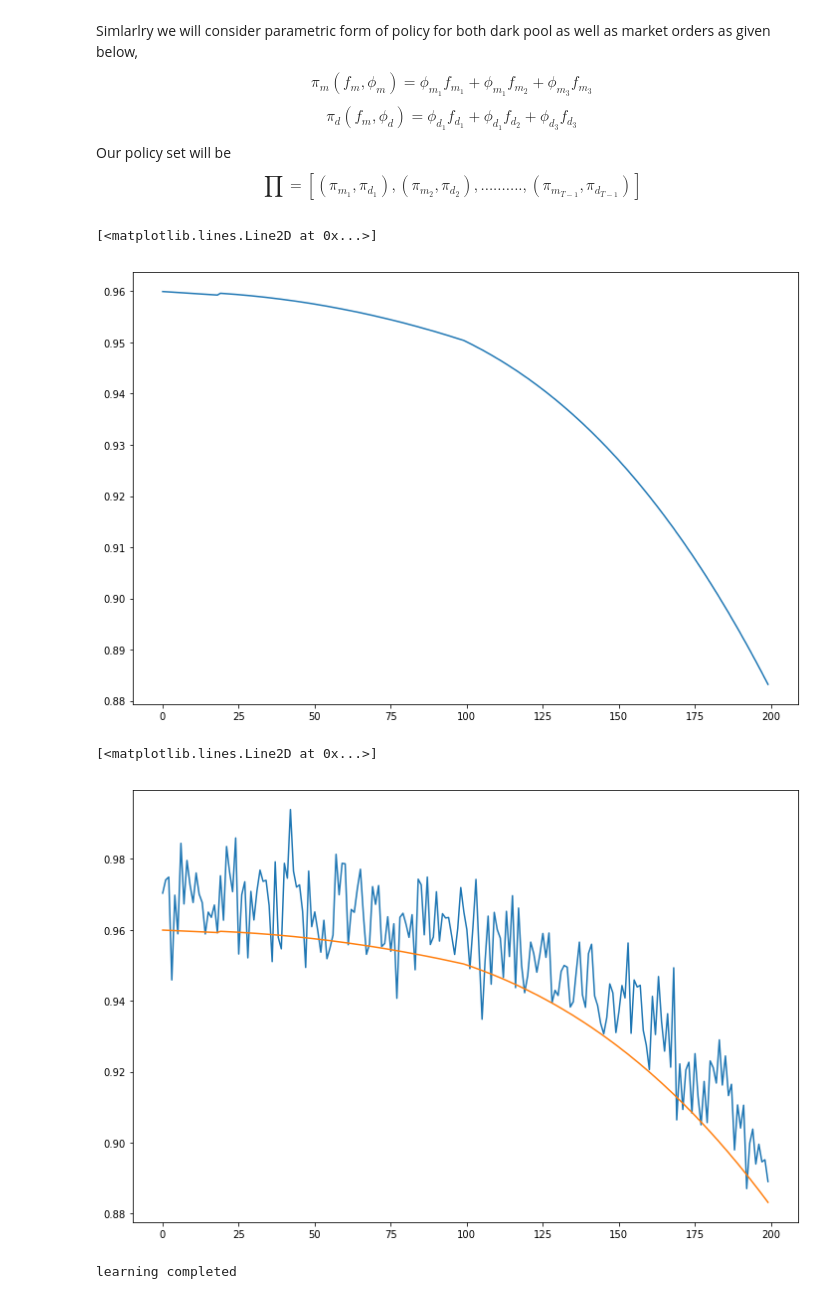
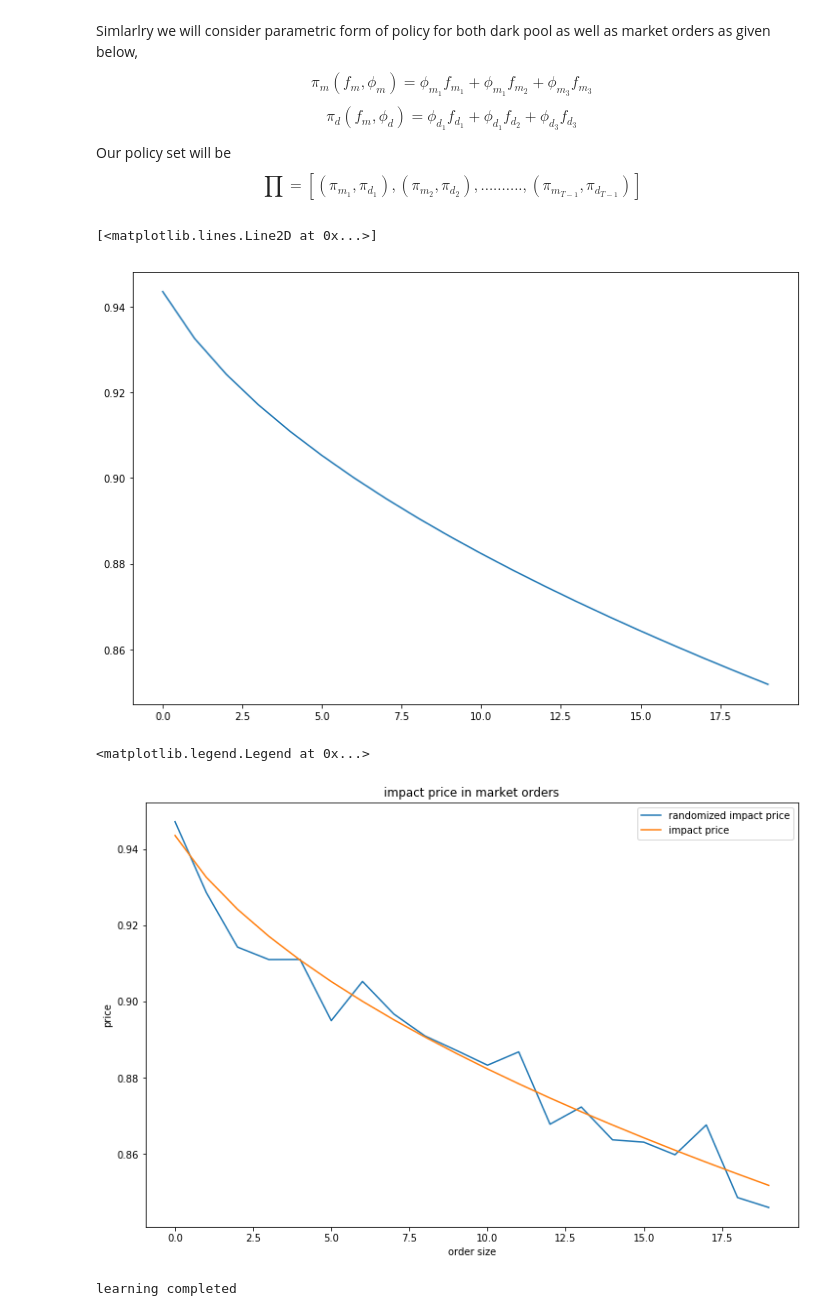
Before and after one commit to SaumoPal97/poolDark, a Jupyter notebook: ActorCriticOrders.ipynb, the cells around one changed output. Saved outputs shown, nothing was run; the diff lists cells and outputs as text; code cells hidden in the pictures.

```diff
--- a/ActorCriticOrders.ipynb
+++ b/ActorCriticOrders.ipynb
@@ -52,33 +54,36 @@ import matplotlib.pyplot as plt
 # Lets first consider the dynamics of the system, lets make this final it looks okay.
 
 def getImpactPrice(price, amount):
-    if amount < 0.1:
-        p = max(price*(1-0.008*amount), 0)
-    elif amount < 0.5:
-        p = max(price*(1-0.04*amount*amount), 0)
+    #print(price)
+    if amount <= 0.04:
+        p = max(price*(1-0.2*amount/np.sqrt(price)), 0.01)
     else:
-        p = max(price*(1-0.08*amount*amount*amount), 0)
+        p = max(price*(1-.12*np.sqrt(amount/price)), 0.01)
     return p
 # %%
-price = 0.96
-prices = [ getImpactPrice(price, 0.005*i) for i in range(1,201)]
+price = 0.97
+prices = [getImpactPrice(price, 0.05*i) for i in range(1,21)]
 # this looks okay.
 plt.figure(figsize=(12, 8))
 plt.plot(prices)
 # %% [output]
 [<matplotlib.lines.Line2D at 0x...>]
-[figure, old version]
+[figure, new version]
 # %%
 # to add the random component in the price
 def addRandom(price):
-    p = min(1, max(0, price + np.random.normal(0.01, 0.01)))
+    p = min(1, max(0.01, price + np.random.normal(0, 0.005)))
     return p
 # %%
 # this also looks okay
 rp = [addRandom(p) for p in prices]
 plt.figure(figsize=(12, 8))
-plt.plot(rp)
-plt.plot(prices)
+plt.plot(rp, label='randomized impact price')
+plt.plot(prices, label ='impact price')
+plt.xlabel('order size')
+plt.ylabel('price')
+plt.title('impact price in market orders')
+plt.legend()
 # %% [output]
-[<matplotlib.lines.Line2D at 0x...>]
+<matplotlib.legend.Legend at 0x...>
-[figure, old version]
+[figure, new version]
```
Also changed, not shown: parts of 39 cells of this notebook.
